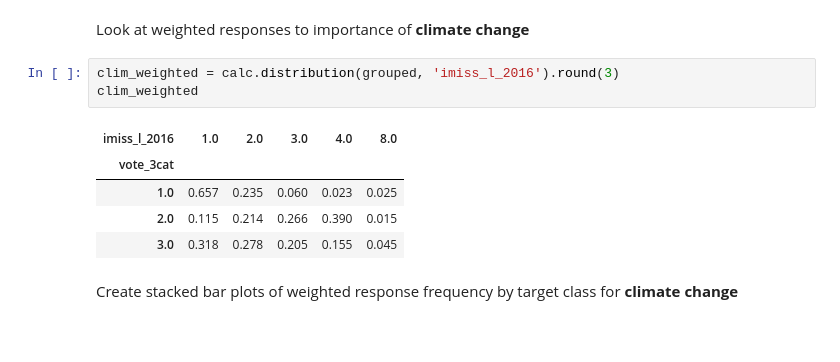
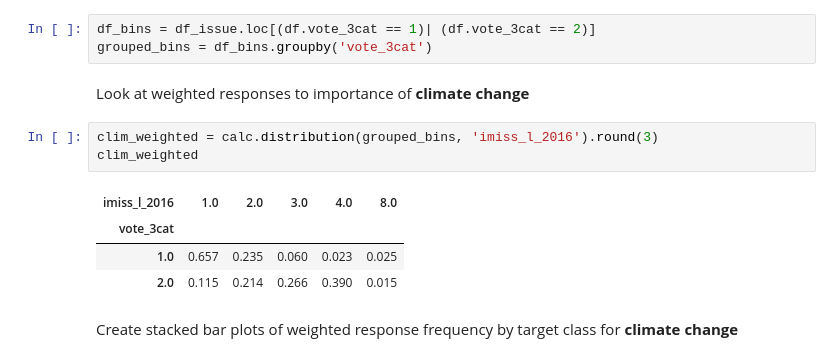
Before and after one commit to ali0003433/predict-by-issue-prioritization, a Jupyter notebook: notebooks/2-al-exploration.ipynb, the cells around one changed output. Cells and saved outputs as stored; diff of their text form; blank space fills up the shorter version.

Commit message:
Add visualization of three diverging issues

```diff
--- a/notebooks/2-al-exploration.ipynb
+++ b/notebooks/2-al-exploration.ipynb
@@ -275,17 +282,19 @@ Add weights to dataframe with issue attributes and target
 # %%
 df_issue = df_issue.join(weight)
 grouped = df_issue.groupby(['vote_3cat'])
+# %%
+df_bins = df_issue.loc[(df.vote_3cat == 1)| (df.vote_3cat == 2)]
+grouped_bins = df_bins.groupby('vote_3cat')
 # %% [markdown]
 Look at weighted responses to importance of <b>climate change</b>
 # %%
-clim_weighted = calc.distribution(grouped, 'imiss_l_2016').round(3)
+clim_weighted = calc.distribution(grouped_bins, 'imiss_l_2016').round(3)
 clim_weighted
 # %% [output]
 | imiss_l_2016 | 1.0 | 2.0 | 3.0 | 4.0 | 8.0 |
 | vote_3cat |  |  |  |  |  |
 | 1.0 | 0.657 | 0.235 | 0.060 | 0.023 | 0.025 |
 | 2.0 | 0.115 | 0.214 | 0.266 | 0.390 | 0.015 |
-| 3.0 | 0.318 | 0.278 | 0.205 | 0.155 | 0.045 |
 # %% [markdown]
 Create stacked bar plots of weighted response frequency by target class for <b>climate change</b>
 # %%
```
Also changed, not shown: parts of 22 cells of this notebook, 6 other files.
